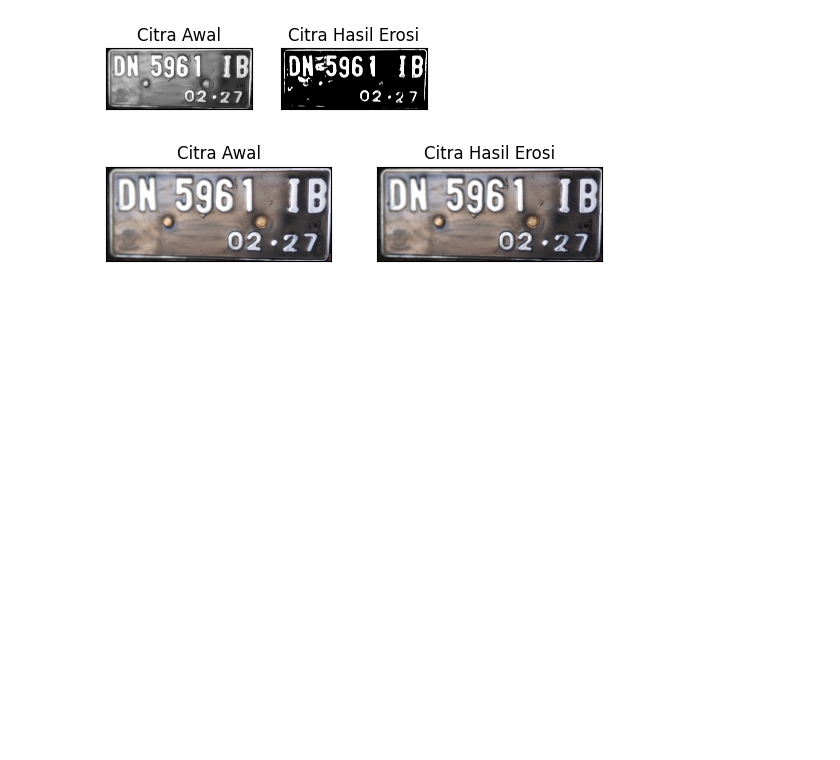
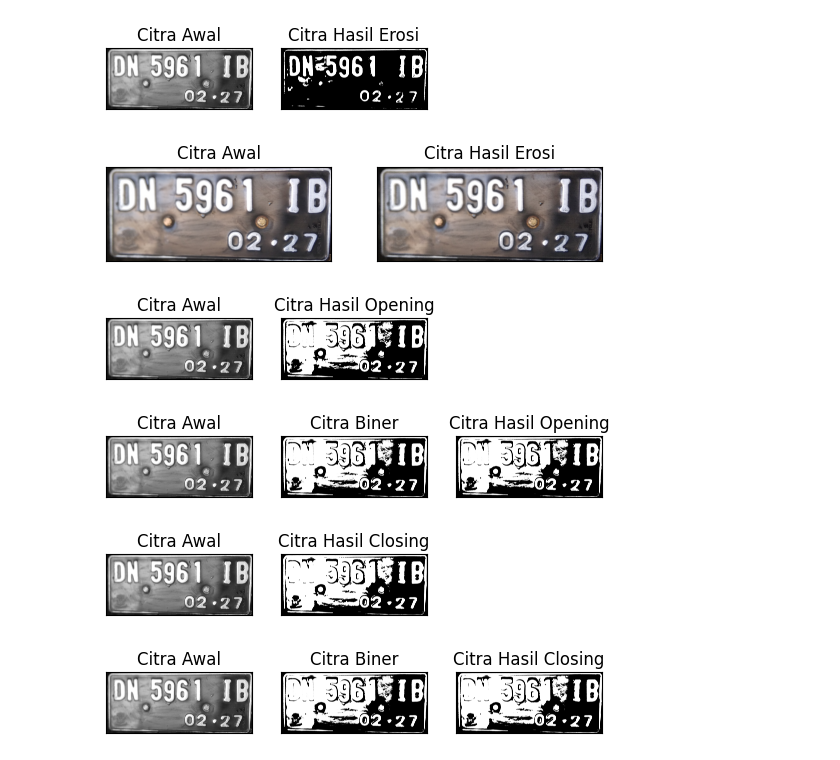
Before and after one commit to rahmanlana26/PCVK_Ganjil_2026, a Jupyter notebook: ModulP9/ModulP9.ipynb, the cells around one changed output. Saved outputs shown, nothing was run; the diff lists cells and outputs as text; code cells hidden in the pictures; blank space fills up the shorter version.

```diff
--- a/ModulP9/ModulP9.ipynb
+++ b/ModulP9/ModulP9.ipynb
@@ -120,13 +120,65 @@ plt.show()
 # %%
 img_o = cv2.imread('/content/drive/MyDrive/PCVK/Gambar/plat_nomer.jpg', 0)
 if img_o is None:
-    raise FileNotFoundError("Pastikan file 'plat nomer.jpg' ada di /content/drive/MyDrive/PCVK/Images/.")
+    raise FileNotFoundError("Pastikan file 'plat nomer.jpg' ada di /content/drive/MyDrive/PCVK/Gambar/.")
 reto, thresho = cv2.threshold(img_o, 127, 225, cv2.THRESH_BINARY)
 k = 7
 imgO = dilasi_citra(erosi_citra(thresho, k), k)
 
 plt.subplot(131), plt.imshow(img_o, cmap='gray')
 plt.title('Citra Awal'), plt.xticks([]), plt.yticks([])
 plt.subplot(132), plt.imshow(imgO, cmap='gray')
 plt.title('Citra Hasil Opening'), plt.xticks([]), plt.yticks([])
 plt.show()
+# %% [output]
+[figure, added]
+# %%
+# Dengan Menggunakan Library
+img = cv2.imread('/content/drive/MyDrive/PCVK/Gambar/plat_nomer.jpg', 0)
+if img is None:
+    raise FileNotFoundError("Pastikan file 'plat nomer.jpg' ada di /content/drive/MyDrive/PCVK/Gambar/.")
+ret, thresh = cv2.threshold(img, 127, 225, cv2.THRESH_BINARY)
+kernel = np.ones((3, 3), np.uint8)
+openn = cv2.morphologyEx(thresh, cv2.MORPH_OPEN, kernel)
+
+plt.subplot(131), plt.imshow(img, cmap='gray')
+plt.title('Citra Awal'), plt.xticks([]), plt.yticks([])
+plt.subplot(132), plt.imshow(thresh, cmap='gray')
+plt.title('Citra Biner'), plt.xticks([]), plt.yticks([])
+plt.subplot(133), plt.imshow(openn, cmap='gray')
+plt.title('Citra Hasil Opening'), plt.xticks([]), plt.yticks([])
+plt.show()
+# %% [output]
+[figure, added]
+# %%
+img_c = cv2.imread('/content/drive/MyDrive/PCVK/Gambar/plat_nomer.jpg', 0)
+if img_c is None:
+    raise FileNotFoundError("Pastikan file 'plat nomer.jpg' ada di /content/drive/MyDrive/PCVK/Gambar/.")
+retc, threshc = cv2.threshold(img_c, 127, 225, cv2.THRESH_BINARY)
+k = 7
+imgC = erosi_citra(dilasi_citra(threshc, k), k)
+
+plt.subplot(131), plt.imshow(img_c, cmap='gray')
+plt.title('Citra Awal'), plt.xticks([]), plt.yticks([])
+plt.subplot(132), plt.imshow(imgC, cmap='gray')
+plt.title('Citra Hasil Closing'), plt.xticks([]), plt.yticks([])
+plt.show()
+# %% [output]
+[figure, added]
+# %%
+img = cv2.imread('/content/drive/MyDrive/PCVK/Gambar/plat_nomer.jpg', 0)
+if img is None:
+    raise FileNotFoundError("Pastikan file 'plat nomer.jpg' ada di /content/drive/MyDrive/PCVK/Images/.")
+ret, thresh = cv2.threshold(img, 127, 225, cv2.THRESH_BINARY)
+kernel = np.ones((3, 3), np.uint8)
+closs = cv2.morphologyEx(thresh, cv2.MORPH_CLOSE, kernel)
+
+plt.subplot(131), plt.imshow(img, cmap='gray')
+plt.title('Citra Awal'), plt.xticks([]), plt.yticks([])
+plt.subplot(132), plt.imshow(thresh, cmap='gray')
+plt.title('Citra Biner'), plt.xticks([]), plt.yticks([])
+plt.subplot(133), plt.imshow(closs, cmap='gray')
+plt.title('Citra Hasil Closing'), plt.xticks([]), plt.yticks([])
+plt.show()
+# %% [output]
+[figure, added]
```
Also changed, not shown: parts of 13 cells of this notebook.
